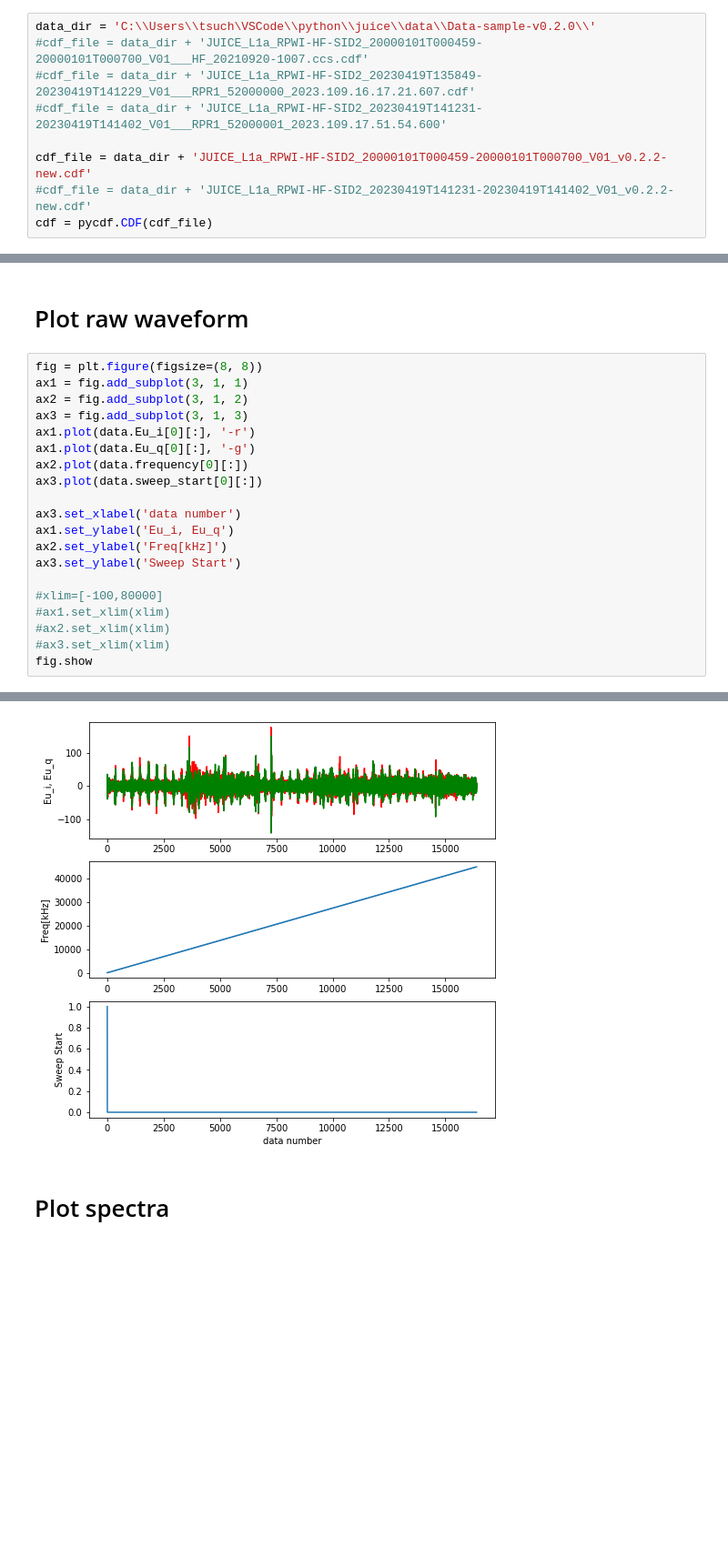
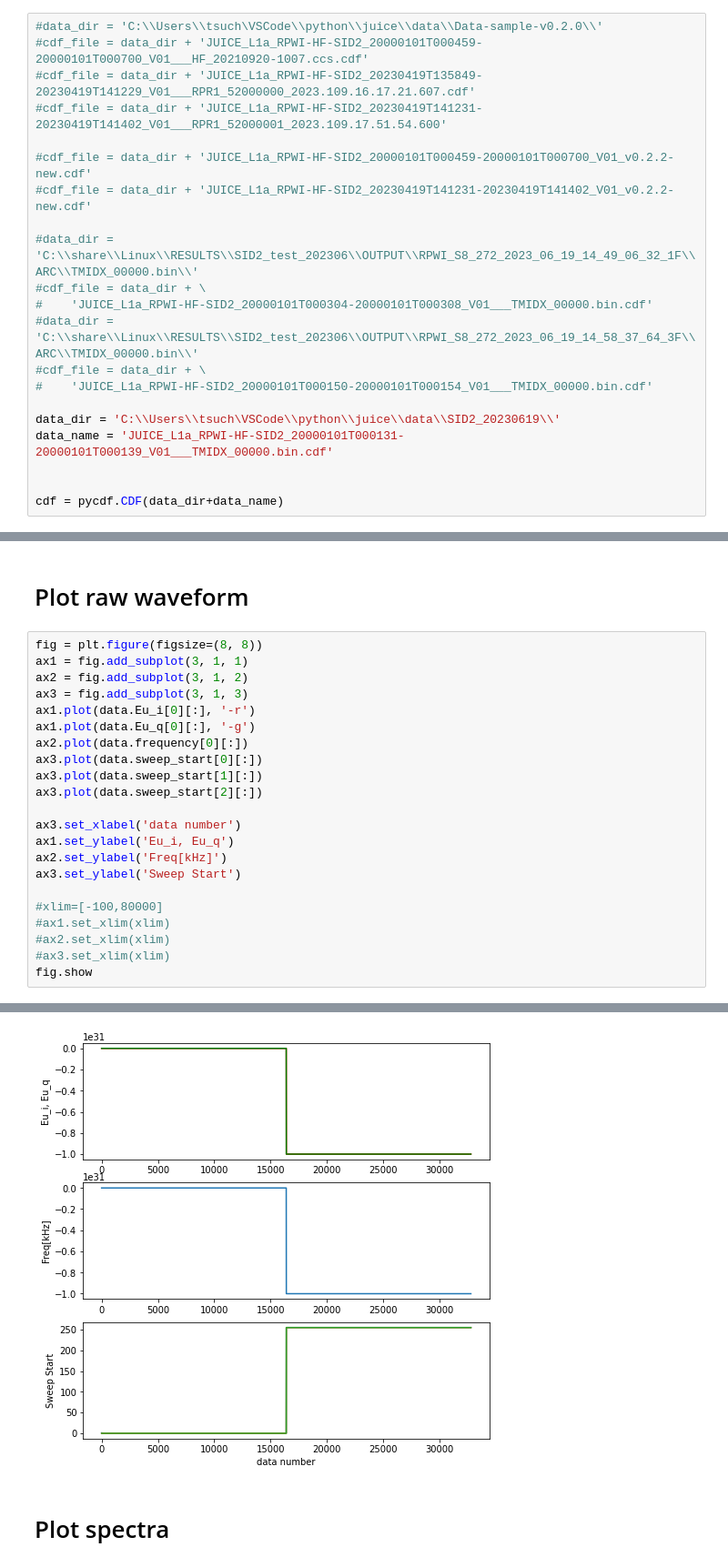
Before and after one commit to JackKTachi/juice, a Jupyter notebook: cdf/juice_rpwi_hf_cdf_test_SID2.ipynb, the cells around one changed output, grey strips where cells are left out. Shown at 91% size. Cells and saved outputs as stored; diff of their text form; blank space fills up the shorter version.

```diff
--- a/cdf/juice_rpwi_hf_cdf_test_SID2.ipynb
+++ b/cdf/juice_rpwi_hf_cdf_test_SID2.ipynb
@@ -20,14 +20,26 @@ import numpy as np
 # %% [markdown]
 # Read CDF file
 # %%
-data_dir = 'C:\\Users\\tsuch\VSCode\\python\\juice\\data\\Data-sample-v0.2.0\\'
+#data_dir = 'C:\\Users\\tsuch\VSCode\\python\\juice\\data\\Data-sample-v0.2.0\\'
 #cdf_file = data_dir + 'JUICE_L1a_RPWI-HF-SID2_20000101T000459-20000101T000700_V01___HF_20210920-1007.ccs.cdf'
 #cdf_file = data_dir + 'JUICE_L1a_RPWI-HF-SID2_20230419T135849-20230419T141229_V01___RPR1_52000000_2023.109.16.17.21.607.cdf'
 #cdf_file = data_dir + 'JUICE_L1a_RPWI-HF-SID2_20230419T141231-20230419T141402_V01___RPR1_52000001_2023.109.17.51.54.600'
 
-cdf_file = data_dir + 'JUICE_L1a_RPWI-HF-SID2_20000101T000459-20000101T000700_V01_v0.2.2-new.cdf'
+#cdf_file = data_dir + 'JUICE_L1a_RPWI-HF-SID2_20000101T000459-20000101T000700_V01_v0.2.2-new.cdf'
 #cdf_file = data_dir + 'JUICE_L1a_RPWI-HF-SID2_20230419T141231-20230419T141402_V01_v0.2.2-new.cdf'
-cdf = pycdf.CDF(cdf_file)
+
+#data_dir = 'C:\\share\\Linux\\RESULTS\\SID2_test_202306\\OUTPUT\\RPWI_S8_272_2023_06_19_14_49_06_32_1F\\ARC\\TMIDX_00000.bin\\'
+#cdf_file = data_dir + \
+#    'JUICE_L1a_RPWI-HF-SID2_20000101T000304-20000101T000308_V01___TMIDX_00000.bin.cdf'
+#data_dir = 'C:\\share\\Linux\\RESULTS\\SID2_test_202306\\OUTPUT\\RPWI_S8_272_2023_06_19_14_58_37_64_3F\\ARC\\TMIDX_00000.bin\\'
+#cdf_file = data_dir + \
+#    'JUICE_L1a_RPWI-HF-SID2_20000101T000150-20000101T000154_V01___TMIDX_00000.bin.cdf'
+
+data_dir = 'C:\\Users\\tsuch\VSCode\\python\\juice\\data\\SID2_20230619\\'
+data_name = 'JUICE_L1a_RPWI-HF-SID2_20000101T000131-20000101T000139_V01___TMIDX_00000.bin.cdf'
+
+
+cdf = pycdf.CDF(data_dir+data_name)
 # %% [markdown]
 get waveform
 # %%
@@ -48,26 +80,28 @@ spec.Ew_power_dBm = 10.0*np.log10(spec.Ew_power) + cf
 # %%
 fig = plt.figure(figsize=(8, 8))
 ax1 = fig.add_subplot(3, 1, 1)
 ax2 = fig.add_subplot(3, 1, 2)
 ax3 = fig.add_subplot(3, 1, 3)
 ax1.plot(data.Eu_i[0][:], '-r')
 ax1.plot(data.Eu_q[0][:], '-g')
 ax2.plot(data.frequency[0][:])
 ax3.plot(data.sweep_start[0][:])
+ax3.plot(data.sweep_start[1][:])
+ax3.plot(data.sweep_start[2][:])
 
 ax3.set_xlabel('data number')
 ax1.set_ylabel('Eu_i, Eu_q')
 ax2.set_ylabel('Freq[kHz]')
 ax3.set_ylabel('Sweep Start')
 
 #xlim=[-100,80000]
 #ax1.set_xlim(xlim)
 #ax2.set_xlim(xlim)
 #ax3.set_xlim(xlim)
 fig.show
 # %% [output]
 <bound method Figure.show of <Figure size 576x576 with 3 Axes>>
-[figure, old version]
+[figure, new version]
 # %% [markdown]
 # Plot spectra
 # %% [markdown]
```
Also changed, not shown: parts of 3 cells of this notebook, 10 other files.
